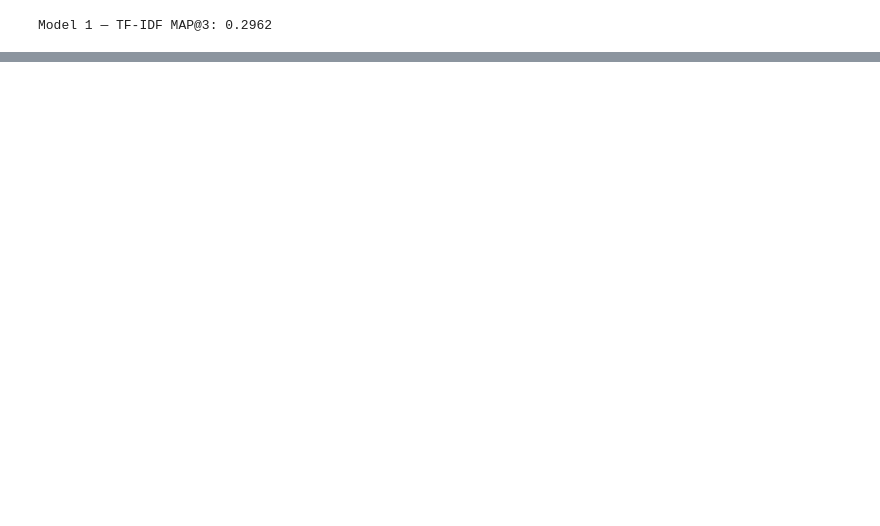
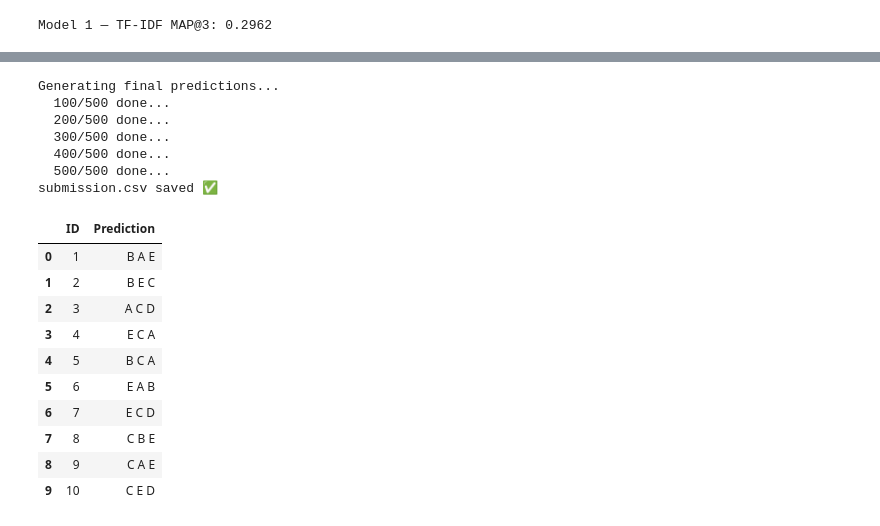
Before and after one commit to Aryan-kashyap25/smart-MCQ-Solver-Challenge, a Jupyter notebook: kaggle-notebook.ipynb, the cells around one changed output, grey strips where cells are left out. Saved outputs shown, nothing was run; the diff lists cells and outputs as text; code cells hidden in the pictures; blank space fills up the shorter version.

Commit message:
Kaggle Notebook | DL-23f1000967-notebook-t22026 | Model 3

```diff
--- a/kaggle-notebook.ipynb
+++ b/kaggle-notebook.ipynb
@@ -319,0 +310,3 @@ Model 1 — TF-IDF MAP@3: 0.2962
+# %%
+minilm = SentenceTransformer("sentence-transformers/all-MiniLM-L6-v2")
+print("MiniLM loaded on", DEVICE, "✅")
@@ -319,0 +368,6 @@ Model 1 — TF-IDF MAP@3: 0.2962
+# %%
+cross_encoder = CrossEncoder(
+    "cross-encoder/ms-marco-MiniLM-L-6-v2",
+    device=DEVICE
+)
+print(f"Model 3 (cross-encoder/ms-marco-MiniLM-L-6-v2) loaded on {DEVICE} ✅")
@@ -319,0 +453,13 @@ Model 1 — TF-IDF MAP@3: 0.2962
+# %%
+print("Running Ensemble on train...")
+
+ensemble_preds = []
+for i in range(len(train)):
+    ensemble_preds.append(
+        ensemble_rank(i, prompt_embs, option_embs, ce_train_scores)
+    )
+    if (i + 1) % 200 == 0:
+        print(f"  {i+1}/2000 done...")
+
+ensemble_map3 = evaluate_map3(train, ensemble_preds)
+print(f"Ensemble MAP@3: {ensemble_map3}")
@@ -319,0 +541,41 @@ Model 1 — TF-IDF MAP@3: 0.2962
+# %%
+# Generate ensemble predictions for test
+print("Generating final predictions...")
+
+predictions = []
+for i in range(len(test)):
+    ranked = ensemble_rank(
+        i,
+        test_prompt_embs, test_option_embs,
+        ce_test_scores
+    )
+    predictions.append({
+        "ID": test.iloc[i]["id"],
+        "Prediction": " ".join(ranked[:3])
+    })
+    if (i + 1) % 100 == 0:
+        print(f"  {i+1}/500 done...")
+
+submission = pd.DataFrame(predictions)
+submission.to_csv("submission.csv", index=False)
+print("submission.csv saved ✅")
+submission.head(10)
+# %% [output]
+Generating final predictions...
+  100/500 done...
+  200/500 done...
+  300/500 done...
+  400/500 done...
+  500/500 done...
+submission.csv saved ✅
+|  | ID | Prediction |
+| 0 | 1 | B A E |
+| 1 | 2 | B E C |
+| 2 | 3 | A C D |
+| 3 | 4 | E C A |
+| 4 | 5 | B C A |
+| 5 | 6 | E A B |
+| 6 | 7 | E C D |
+| 7 | 8 | C B E |
+| 8 | 9 | C A E |
+| 9 | 10 | C E D |
```
Also changed, not shown: parts of 16 cells of this notebook.
